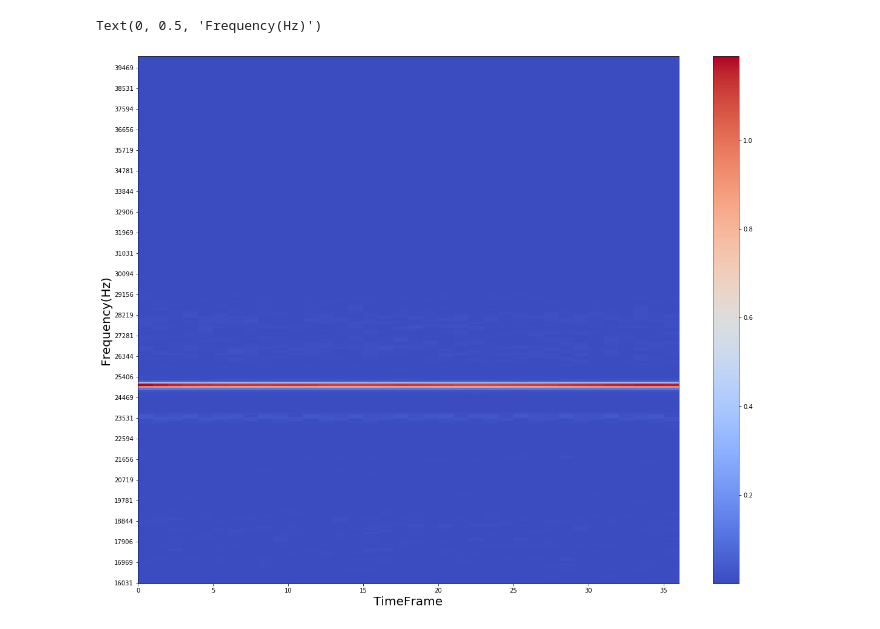
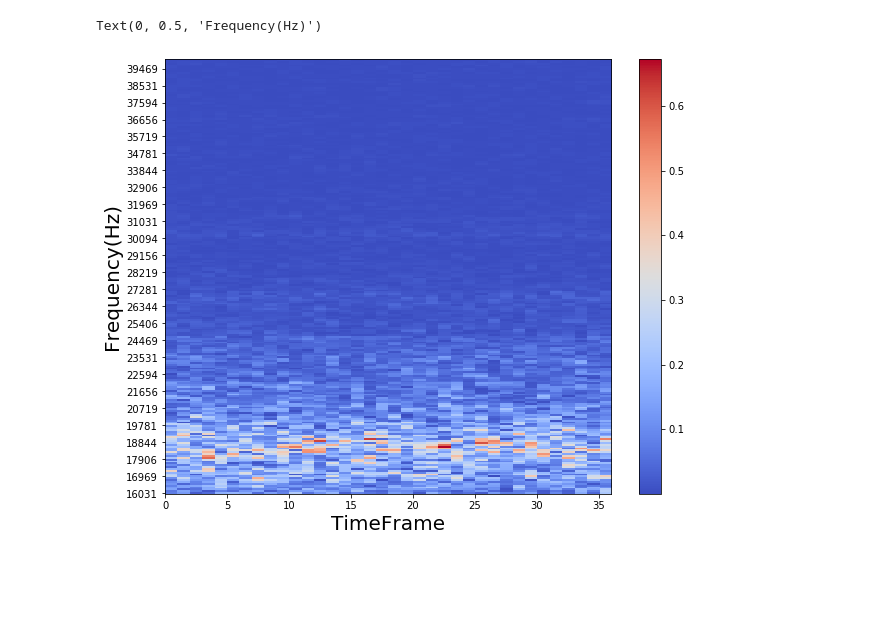
Before and after one commit to HCIMaker/Audio-Classification, a Jupyter notebook: data_inspection.ipynb, the cells around one changed output. Drawn from its saved outputs; the diff is of its cells as text; code cells hidden in the pictures; blank space fills up the shorter version.

```diff
--- a/data_inspection.ipynb
+++ b/data_inspection.ipynb
@@ -26,6 +23,6 @@ def fft_freq_clipping(f_FFT: np.ndarray, f_low, f_high):
 
     return f_low_idx, f_high_idx
 # %%
-clean = np.abs(np.load("stft_object_clipping.npy"))
+clean = np.load("stft_object_clipping.npy")
 print(clean.shape)
 # %% [output]
@@ -39,5 +45,11 @@ f_high = 40000
 window_len = 1024
 fs = 96000
 f_FFT = np.linspace(0, fs / 2, window_len // 2 + 1)
+f_low = 16000
+f_high = 40000
+f_low_del = 24000
+f_high_del = 26000
 f_low_idx,f_high_idx = fft_freq_clipping(f_FFT, f_low, f_high)
-f_FFT = f_FFT[f_low_idx:f_high_idx]
+f_low_didx,f_high_didx = fft_freq_clipping(f_FFT, f_low_del, f_high_del)
+f_FFT = np.concatenate([f_FFT[f_low_idx:f_low_didx],f_FFT[f_high_didx:f_high_idx]])
+print(f_FFT.shape)
@@ -44,10 +113,11 @@ f_FFT = f_FFT[f_low_idx:f_high_idx]
 # %%
-fig,ax = plt.subplots(figsize=(20,16))
-img = ax.imshow(clean_drill.T,aspect="auto",origin="lower",cmap=cm.coolwarm,extent=[0,clean.shape[2],f_low,f_high])
+tmp_Drill = np.load("npy_files_predict/Drill_Test1.npy")[0,:,:]
+fig,ax = plt.subplots(figsize=(10,8))
+img = ax.imshow(tmp_Drill.T,aspect="auto",origin="lower",cmap=cm.coolwarm,extent=[0,clean.shape[2],f_low,f_high])
 fig.colorbar(img,ax=ax)
 ax.set_yticks(f_FFT[0:-1:10])
 ax.set_xlabel("TimeFrame",fontsize=20)
 ax.set_ylabel("Frequency(Hz)",fontsize=20)
 # %% [output]
 Text(0, 0.5, 'Frequency(Hz)')
-[figure, old version]
+[figure, new version]
```
Also changed, not shown: parts of 9 cells of this notebook, 15 other files.
